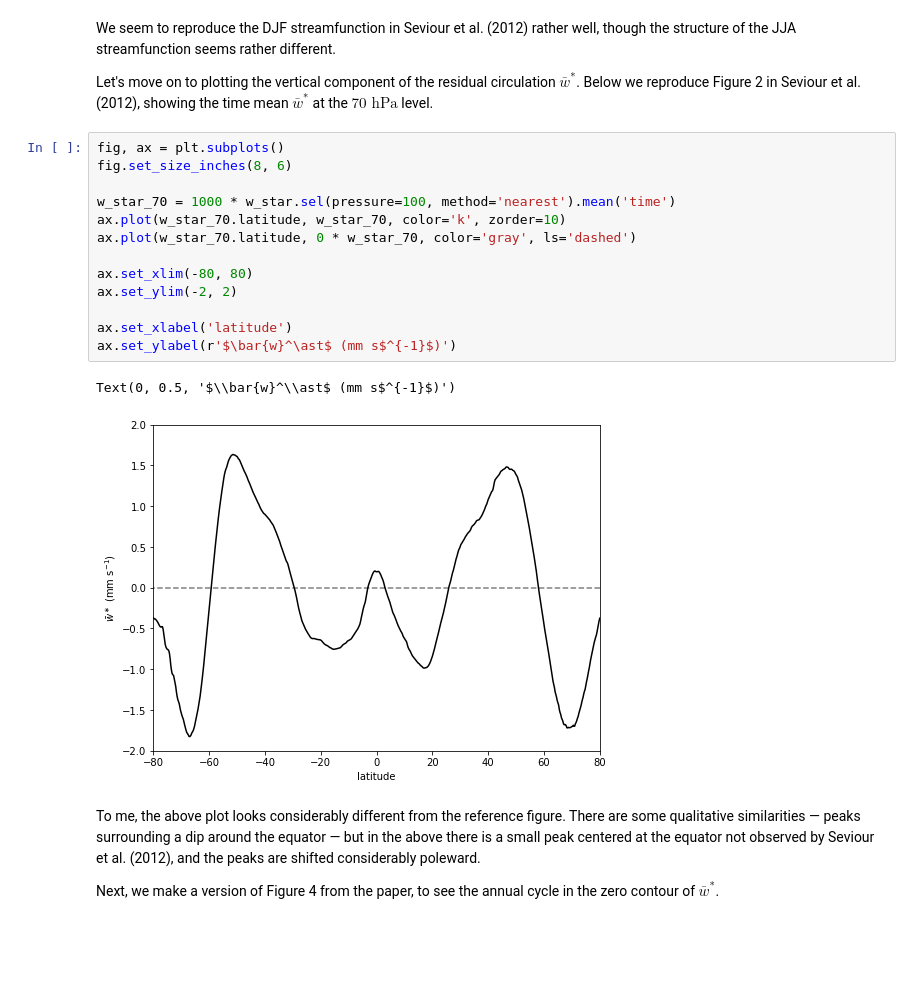
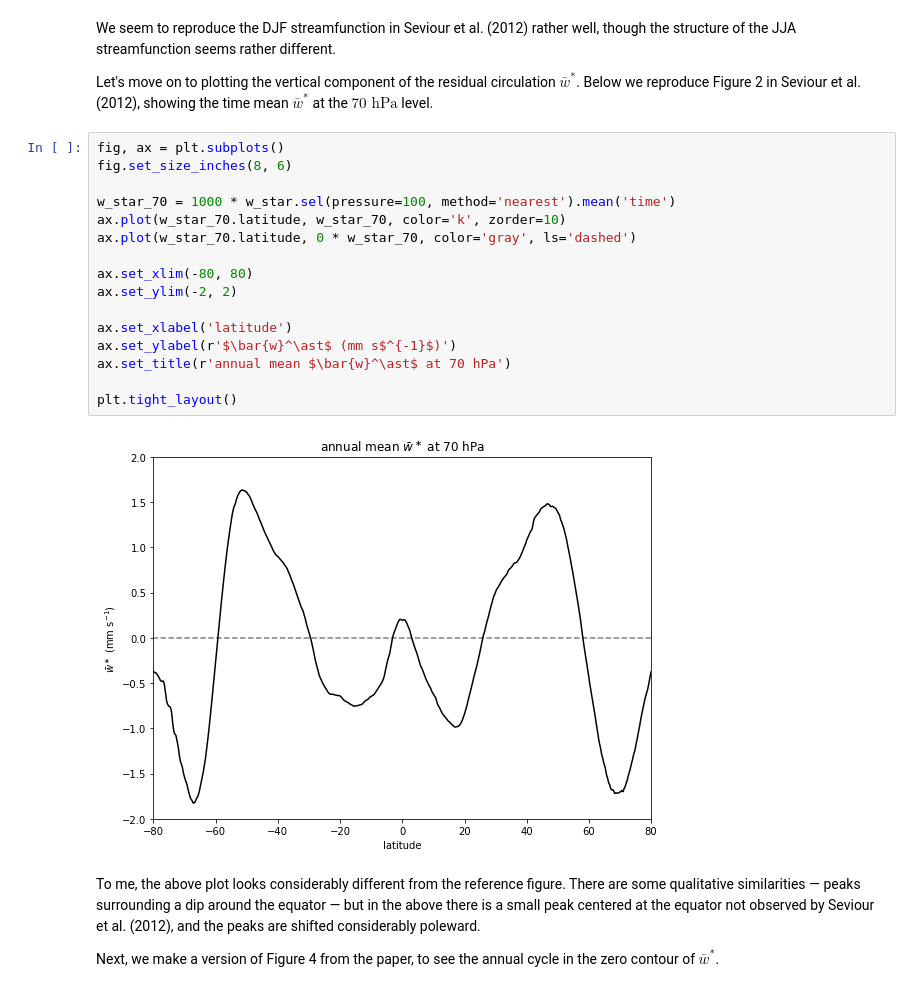
Before and after one commit to dsconnelly/brewson, a Jupyter notebook: analysis.ipynb, the cells around one changed output. Saved outputs shown, nothing was run; the diff lists cells and outputs as text; blank space fills up the shorter version.

```diff
--- a/analysis.ipynb
+++ b/analysis.ipynb
@@ -67,19 +67,21 @@ Let's move on to plotting the vertical component of the residual circulation $\b
 # %%
 fig, ax = plt.subplots()
 fig.set_size_inches(8, 6)
 
 w_star_70 = 1000 * w_star.sel(pressure=100, method='nearest').mean('time')
 ax.plot(w_star_70.latitude, w_star_70, color='k', zorder=10)
 ax.plot(w_star_70.latitude, 0 * w_star_70, color='gray', ls='dashed')
 
 ax.set_xlim(-80, 80)
 ax.set_ylim(-2, 2)
 
 ax.set_xlabel('latitude')
 ax.set_ylabel(r'$\bar{w}^\ast$ (mm s$^{-1}$)')
+ax.set_title(r'annual mean $\bar{w}^\ast$ at 70 hPa')
+
+plt.tight_layout()
 # %% [output]
-Text(0, 0.5, '$\\bar{w}^\\ast$ (mm s$^{-1}$)')
-[figure, old version]
+[figure, new version]
 # %% [markdown]
 To me, the above plot looks considerably different from the reference figure. There are some qualitative similarities &mdash; peaks surrounding a dip around the equator &mdash; but in the above there is a small peak centered at the equator not observed by Seviour et al. (2012), and the peaks are shifted considerably poleward.
 
```
Also changed, not shown: parts of 5 cells of this notebook.
